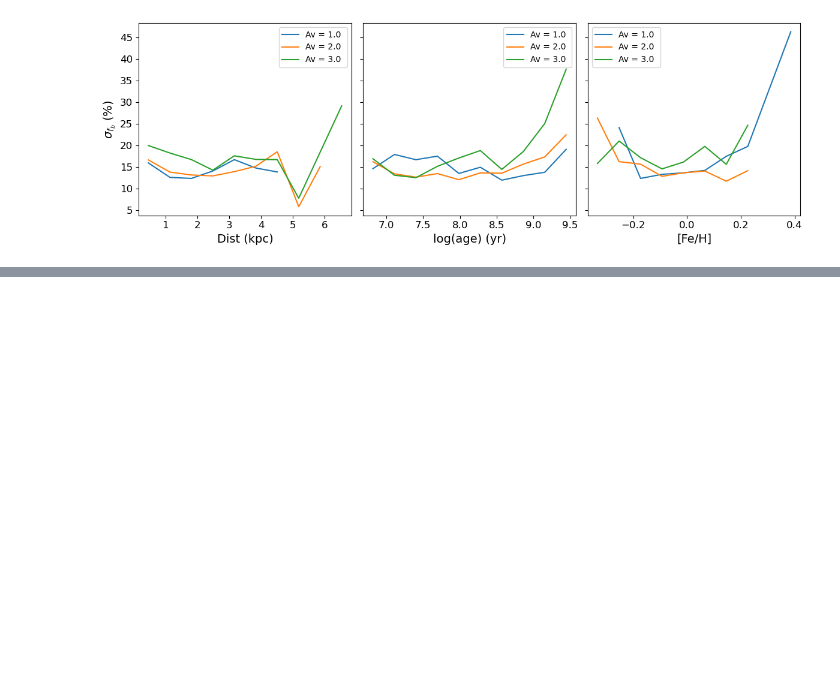
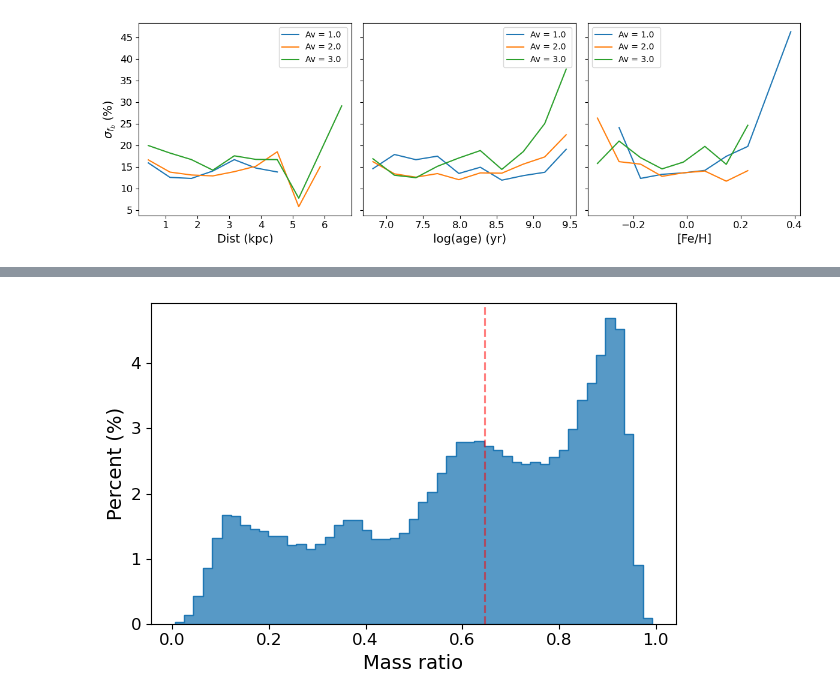
Before and after one commit to RuanPH26/stellar_multiplicity_in_open_clusters, a Jupyter notebook: results.ipynb, the cells around one changed output, grey strips where cells are left out. Drawn from its saved outputs; the diff is of its cells as text; code cells hidden in the pictures; blank space fills up the shorter version.

Commit message:
calcula variaveis e modifica os arquivos dos clusters

```diff
--- a/estimate_binary_fraction.ipynb
+++ b/results.ipynb
@@ -98,0 +153,19 @@ plt.show()
+# %%
+#q= []
+#for cluster in df.index:
+#    cluster_data = pd.read_csv(path+cluster+'.csv')
+#    q.append(cluster_data[cluster_data['q']>0]['q'].values)
+
+
+fig, ax= plt.subplots(figsize= (6,4))
+sns.histplot(x=np.concatenate(q), stat='percent', element='step',)
+plt.axvline(np.median(np.concatenate(q)), ls='--', c='r', alpha=0.5)
+
+plt.xlabel('Mass ratio', fontdict=font)
+plt.ylabel('Percent (%)', fontdict=font)
+ax.tick_params(labelsize=labelsize)
+plt.tight_layout()
+#plt.savefig('dist_mass_ratio.png',  dpi=300)
+plt.show()
+# %% [output]
+[figure, added]
```
Also changed, not shown: parts of 2 cells of this notebook, 2 other files.
